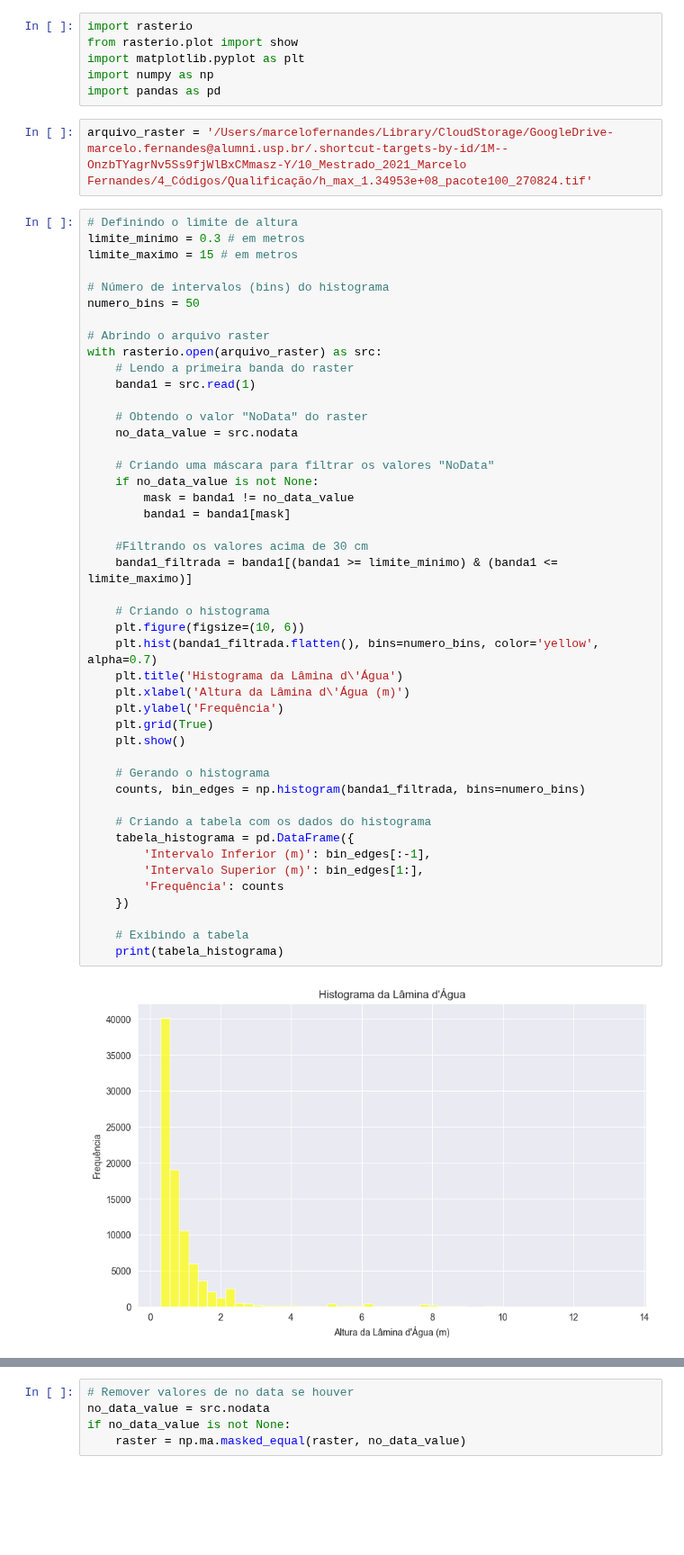
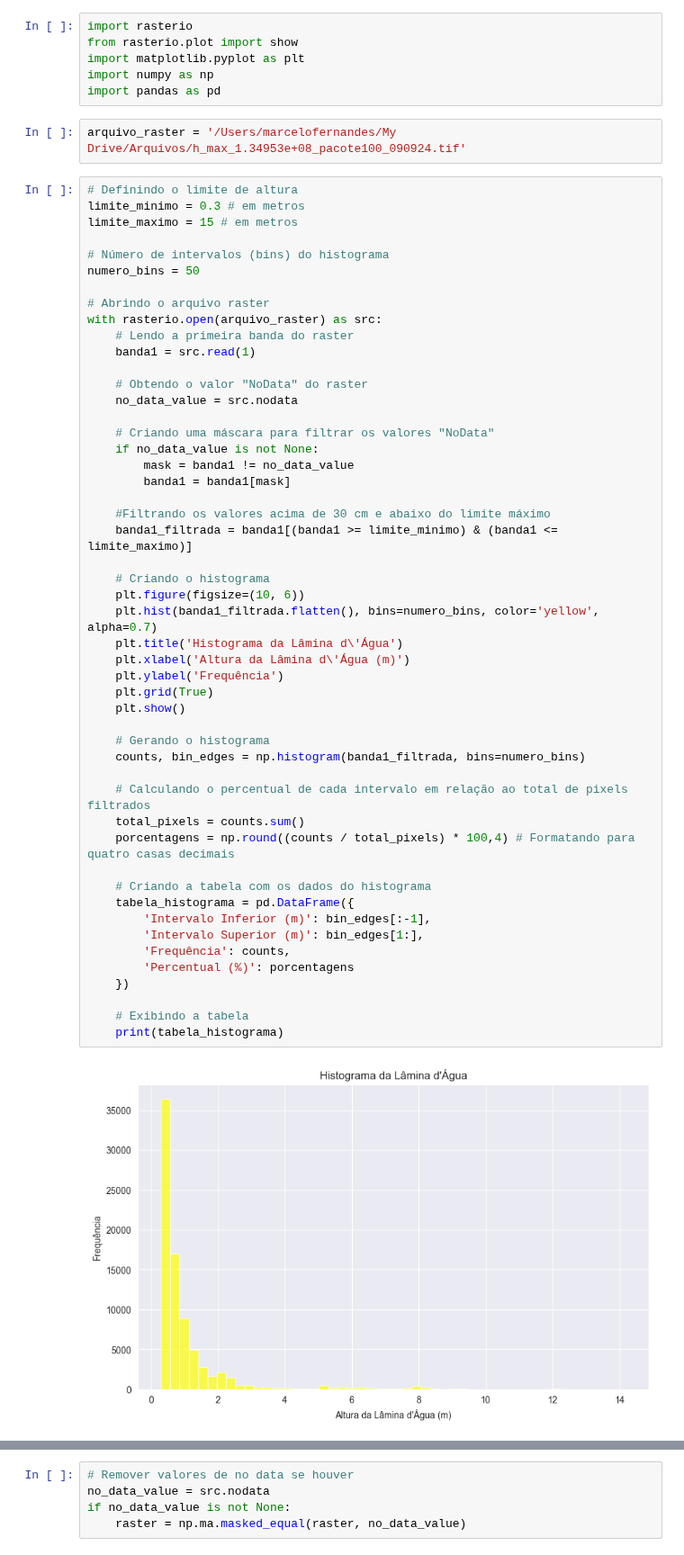
Before and after one commit to marcelof314/SP_urban_flooding, a Jupyter notebook: 05 Raster preparation.ipynb, the cells around one changed output, grey strips where cells are left out. Shown at 90% size. Drawn from its saved outputs; the diff is of its cells as text; blank space fills up the shorter version.

Commit message:
Início dos trabalhos com a produção dos arquivos raster.
Signed-off-by: Marcelo Fernandes <41390930+marcelof314@users.noreply.github.com>

```diff
--- a/05 Raster preparation.ipynb
+++ b/05 Raster preparation.ipynb
@@ -5,7 +5,7 @@ import matplotlib.pyplot as plt
 import numpy as np
 import pandas as pd
 # %%
-arquivo_raster = '/Users/marcelofernandes/Library/CloudStorage/GoogleDrive-marcelo.fernandes@alumni.usp.br/.shortcut-targets-by-id/1M--OnzbTYagrNv5Ss9fjWlBxCMmasz-Y/10_Mestrado_2021_Marcelo Fernandes/4_Códigos/Qualificação/h_max_1.34953e+08_pacote100_270824.tif'
+arquivo_raster = '/Users/marcelofernandes/My Drive/Arquivos/h_max_1.34953e+08_pacote100_090924.tif'
 # %%
 # Definindo o limite de altura
 limite_minimo = 0.3 # em metros
@@ -23,33 +23,38 @@ with rasterio.open(arquivo_raster) as src:
     no_data_value = src.nodata
 
     # Criando uma máscara para filtrar os valores "NoData"
     if no_data_value is not None:
         mask = banda1 != no_data_value
         banda1 = banda1[mask]
 
-    #Filtrando os valores acima de 30 cm
+    #Filtrando os valores acima de 30 cm e abaixo do limite máximo
     banda1_filtrada = banda1[(banda1 >= limite_minimo) & (banda1 <= limite_maximo)]
 
     # Criando o histograma
     plt.figure(figsize=(10, 6))
     plt.hist(banda1_filtrada.flatten(), bins=numero_bins, color='yellow', alpha=0.7)
     plt.title('Histograma da Lâmina d\'Água')
     plt.xlabel('Altura da Lâmina d\'Água (m)')
     plt.ylabel('Frequência')
     plt.grid(True)
     plt.show()
 
     # Gerando o histograma
     counts, bin_edges = np.histogram(banda1_filtrada, bins=numero_bins)
 
+    # Calculando o percentual de cada intervalo em relação ao total de pixels filtrados
+    total_pixels = counts.sum()
+    porcentagens = np.round((counts / total_pixels) * 100,4) # Formatando para quatro casas decimais
+
     # Criando a tabela com os dados do histograma
     tabela_histograma = pd.DataFrame({
         'Intervalo Inferior (m)': bin_edges[:-1],
         'Intervalo Superior (m)': bin_edges[1:],
-        'Frequência': counts
+        'Frequência': counts,
+        'Percentual (%)': porcentagens
     })
 
     # Exibindo a tabela
     print(tabela_histograma)
 # %% [output]
-[figure, old version]
+[figure, new version]
```
Also changed, not shown: parts of 7 cells of this notebook.
